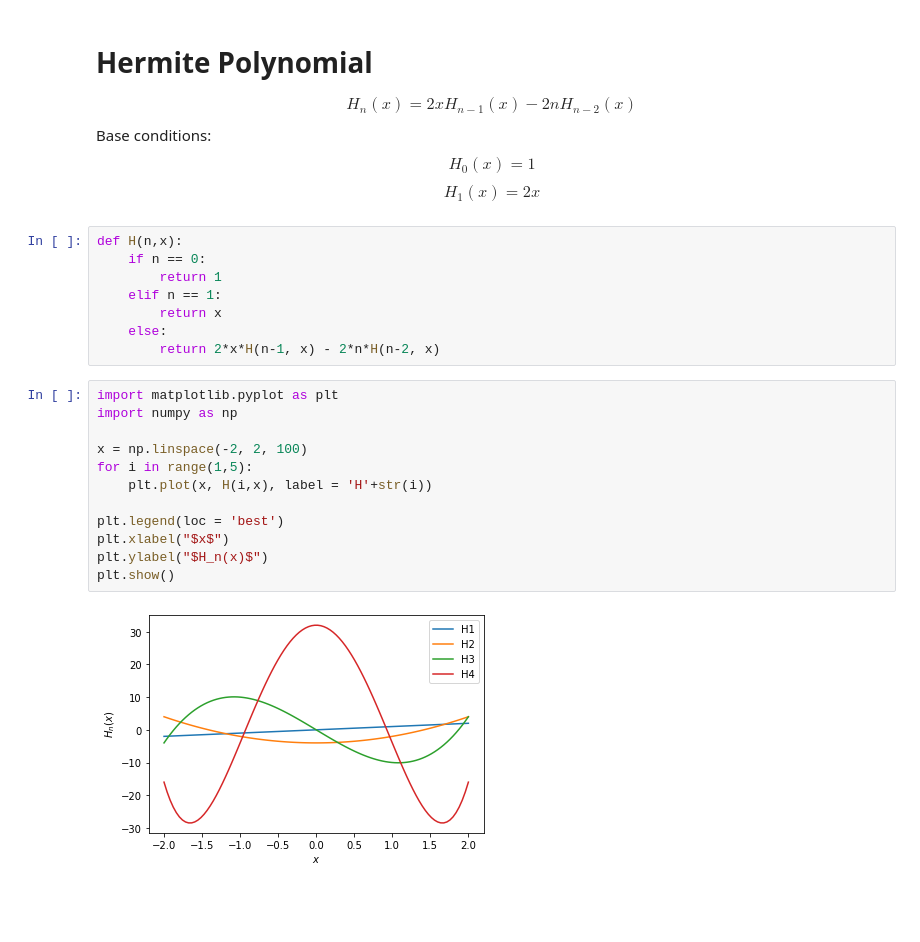
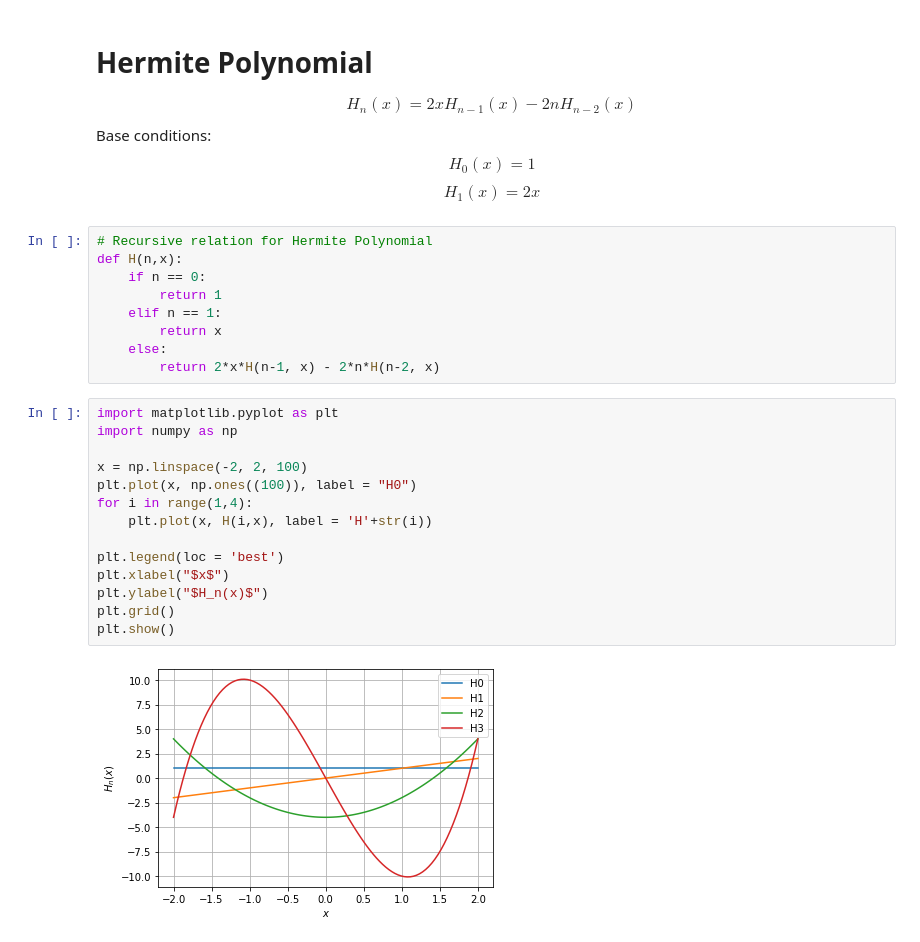
Before and after one commit to Souvik-0612/Polynomial-plotiing, a Jupyter notebook: Polynomial drawing; Legendre and Hermite Polynomial.ipynb, the cells around one changed output. Drawn from its saved outputs; the diff is of its cells as text; blank space fills up the shorter version.

```diff
--- a/Polynomial drawing; Legendre and Hermite Polynomial.ipynb
+++ b/Polynomial drawing; Legendre and Hermite Polynomial.ipynb
@@ -40,6 +43,7 @@ Base conditions:
 $$ H_{0}(x) = 1$$
 $$ H_{1}(x) = 2x$$
 # %%
+# Recursive relation for Hermite Polynomial
 def H(n,x):
     if n == 0:
         return 1
@@ -50,14 +54,16 @@ def H(n,x):
 # %%
 import matplotlib.pyplot as plt
 import numpy as np
 
 x = np.linspace(-2, 2, 100)
-for i in range(1,5):
+plt.plot(x, np.ones((100)), label = "H0")
+for i in range(1,4):
     plt.plot(x, H(i,x), label = 'H'+str(i))
 
 plt.legend(loc = 'best')
 plt.xlabel("$x$")
 plt.ylabel("$H_n(x)$")
+plt.grid()
 plt.show()
 # %% [output]
-[figure, old version]
+[figure, new version]
```
Also changed, not shown: parts of 1 cell of this notebook.
